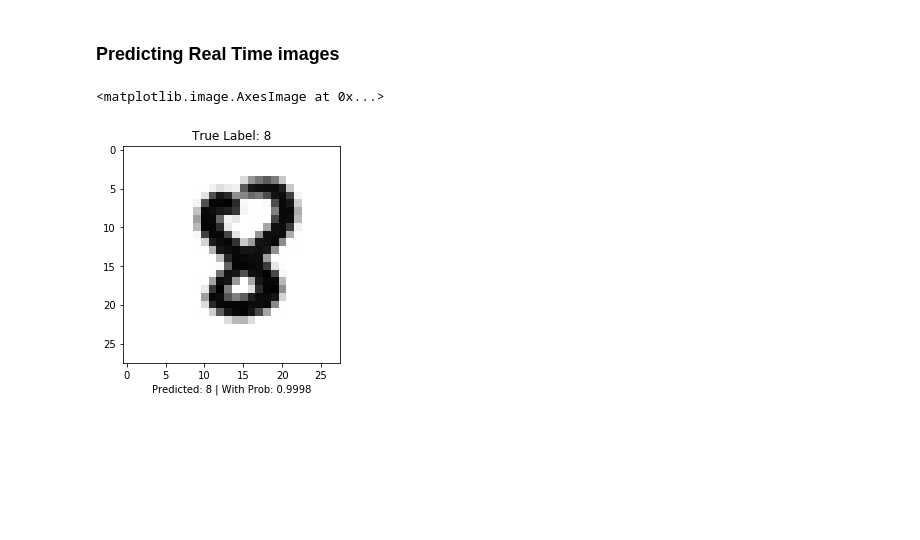
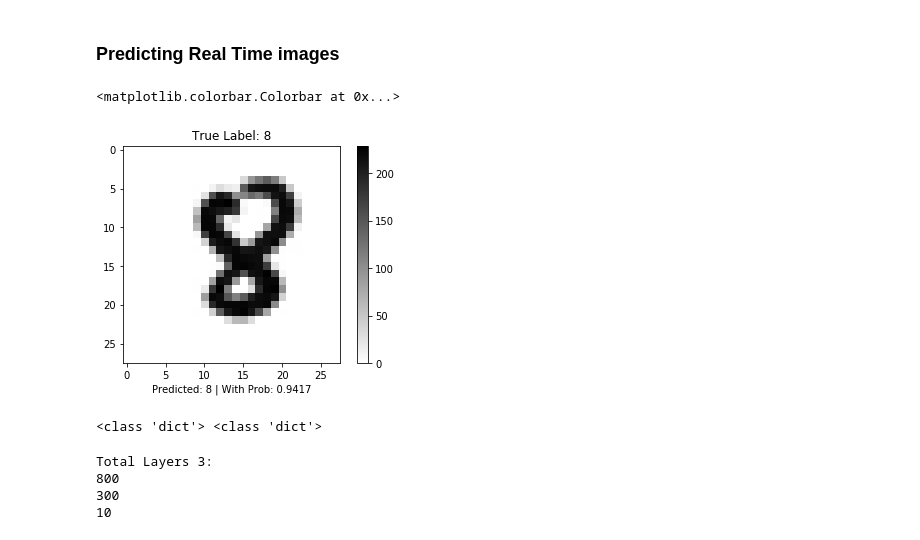
Before and after one commit to kattelsameer/HandWritten-Digit-Recognition-using-Deep-Learning, a Jupyter notebook: 7. Final Model/Final Model.ipynb, the cells around one changed output. Drawn from its saved outputs; the diff is of its cells as text; code cells hidden in the pictures; blank space fills up the shorter version.

```diff
--- a/7. Final Model/Final Model.ipynb
+++ b/7. Final Model/Final Model.ipynb
@@ -469,8 +469,8 @@ def predict(X,y,parameters):
 def visualize_training_results(train_accs, val_accs, train_loss, val_loss):
 
     #creating subplots
-    fig, axes = plt.subplots(nrows=1, ncols = 2,figsize=(15,5))
-    fig.subplots_adjust(wspace=.2)
+    fig, axes = plt.subplots(nrows=2, ncols = 1,figsize=(10,10))
+    fig.subplots_adjust(wspace=.2, hspace = .2)
 
 
 #     axes[0].plot(np.squeeze(cost), label = 'Cost', color ='green')
@@ -491,6 +491,18 @@ def visualize_training_results(train_accs, val_accs, train_loss, val_loss):
 
 
     plt.show()
+# %%
+def convert_time(millisec):
+
+    hours = millisec // 3.6e+6
+
+    mins = (millisec % 3.6e+6) // 60000
+
+    secs = ((millisec % 3.6e+6) % 60000) // 1000
+
+    millisec = ((millisec % 3.6e+6) % 60000) % 1000
+
+    return (hours,mins,secs, millisec)
 # %% [markdown]
 ### Train Model
 # %%
@@ -575,7 +603,7 @@ def train(X_train, Y_train, X_dev, Y_dev, layers_dim, hyperParams, initializatio
 # %% [markdown]
 #### Running Model
 # %%
-layers_dim = init_layers(train_x_norm, train_y_encoded, hidden_layers = [512,512,128,64])
-hyperParams = init_hyperParams(alpha = 0.0001, num_epoch = 20, mini_batch_size = 128,lambd = 0.7,keep_probs = [0.8,0.8,1,1])
+layers_dim = init_layers(train_x_norm, train_y_encoded, hidden_layers = [800,300])
+hyperParams = init_hyperParams(alpha = 0.0001, num_epoch = 30, mini_batch_size = 512,lambd = 0.7,keep_probs = [0.9,.8,])
 parameters = train(train_x_norm, train_y_encoded,dev_x_norm, dev_y_encoded,layers_dim, hyperParams, initialization = "he", optimizer = 'adam',regularizer = 'dropout')
 # %% [output]
@@ -913,20 +939,21 @@ from dataPrep import one_hot_encoding
 # %%
 image_name = "8_1.jpg"
 label = np.array([8]).reshape(1,1)
 
 fname = "dataset/" + image_name
 
 image_data =255 - np.asarray(Image.open(fname).convert('L').resize((28,28)))
 image_flattened = image_data.reshape(image_data.shape[0]*image_data.shape[1],-1)
 image_norm =(image_flattened/255.)
 
 label_encoded = one_hot_encoding(label)
 
 pridected_label,pred_prob,acc,_ = predict(image_norm, label_encoded, parameters)
 
 plt.title("True Label: "+ str(label.squeeze()))
 plt.xlabel("Predicted: %d | With Prob: %.4f"%(pridected_label.squeeze(), pred_prob.squeeze()))
 plt.imshow(image_data, interpolation ='nearest',cmap='binary')
+plt.colorbar()
 # %% [output]
-<matplotlib.image.AxesImage at 0x...>
+<matplotlib.colorbar.Colorbar at 0x...>
-[figure, old version]
+[figure, new version]
@@ -932,0 +979,16 @@ plt.imshow(image_data, interpolation ='nearest',cmap='binary')
+# %%
+loaded_params = load_model(file_name = "final_model_adam_l2")
+print(type(loaded_params), type(parameters))
+# %% [output]
+<class 'dict'> <class 'dict'>
+# %%
+L = len(loaded_params) // 2
+print("Total Layers %d: "%L)
+
+for l in range(L):
+    print(loaded_params["W" + str(l+1)].shape[0])
+# %% [output]
+Total Layers 3:
+800
+300
+10
```
Also changed, not shown: parts of 18 cells of this notebook, 1 other file.
